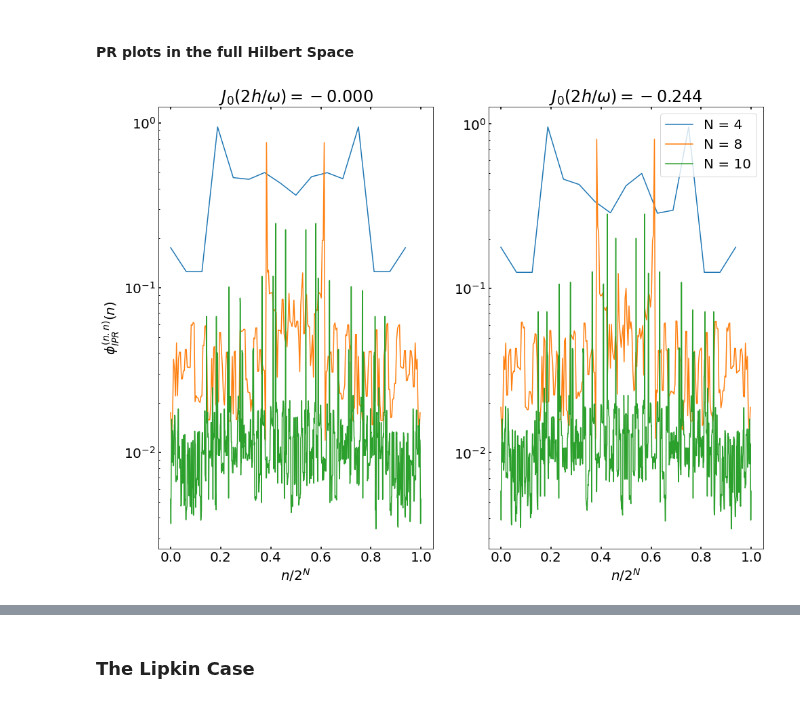
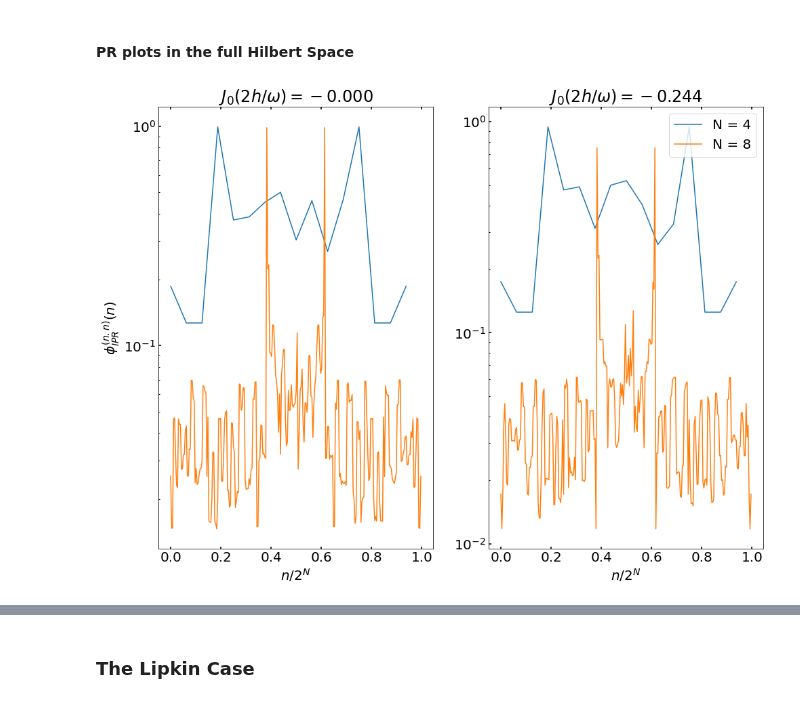
Before and after one commit to hariseldon99/periodic_lipkin, a Jupyter notebook: Floquet_Full_HilbertSpace.ipynb, the cells around one changed output, grey strips where cells are left out. Cells and saved outputs as stored; diff of their text form; code cells hidden in the pictures.

```diff
--- a/Floquet_Full_HilbertSpace.ipynb
+++ b/Floquet_Full_HilbertSpace.ipynb
@@ -142,39 +182,39 @@ max_pts = jn_zeros(1,5)
 # set up the calculation
 #
 
-Nvals = [4, 8, 10]            # number of spins
-omega = 90.0
+Nvals = [4, 8]            # number of spins
+omega = 20.0
 w = omega
 hfrz = omega * freezing_pts/2
 hmax = 1.25 * omega * max_pts/2
 
 def get_iprvals(N, params, **kwargs):
     f_states, f_energies = get_floquet_ising(N, params, **kwargs)
     floquet_matrix = np.array(f_states)[:,:,0]
     return np.sum(np.abs(floquet_matrix)**4, axis=-1)
 
 fig, (ax0, ax1) = fig, axs = plt.subplots(1, 2)
 
 h = hfrz[0]
 params = {'h0':0.0, 'h':h, 'omega':omega}
 ax0.set_title(fr"$J_0(2h/\omega)={j0(2*h/w):1.3f}$")
 for N in tqdm(Nvals):
     idxvals = np.arange(2**N)/2**N
     ax0.plot(idxvals, get_iprvals(N, params, sort=True), label=f'N = {N}')
 
 h = hmax[0]
 params = {'h0':0.0, 'h':h, 'omega':omega}
 ax1.set_title(fr"$J_0(2h/\omega)={j0(2*h/w):1.3f}$")
 for N in tqdm(Nvals):
     idxvals = np.arange(2**N)/2**N
     ax1.plot(idxvals, get_iprvals(N, params, sort=True), label=f'N = {N}')
 
 for ax in (ax0, ax1):
     ax.set_xlabel(r'$n/2^N$')
     ax.set_yscale("log")
 
 ax0.set_ylabel(r'$\phi^{(n.n)}_{IPR}(n)$')
 ax1.legend()
 plt.show()
 # %% [output]
-[figure, old version]
+[figure, new version]
```
Also changed, not shown: parts of 3 cells of this notebook, 1 other file.
